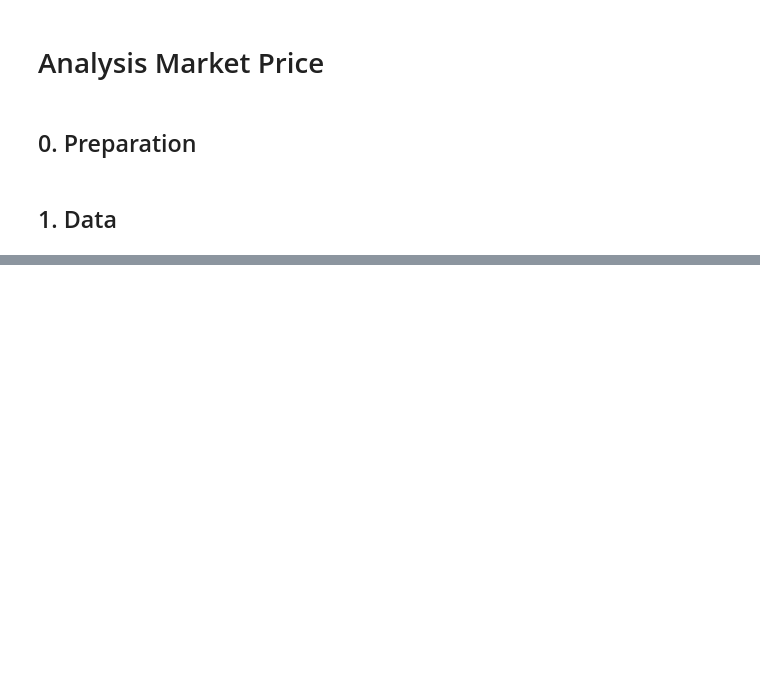
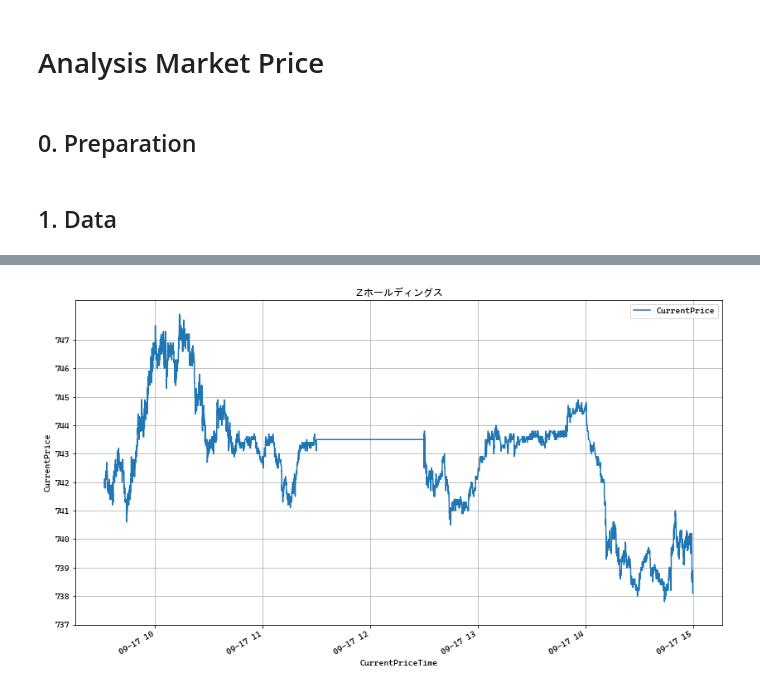
Before and after one commit to newini/auto-stock-transactor, a Jupyter notebook: books/analysis.ipynb, the cells around one changed output, grey strips where cells are left out. Saved outputs shown, nothing was run; the diff lists cells and outputs as text; code cells hidden in the pictures; blank space fills up the shorter version.

```diff
--- a/books/analysis.ipynb
+++ b/books/analysis.ipynb
@@ -20,0 +35,8 @@ data.shape:,  (4, 58)
+# %%
+data.plot(x='CurrentPriceTime', y='CurrentPrice')
+plt.yticks(np.arange(int(data.CurrentPrice.min()), int(data.CurrentPrice.max())+1, 1.0))
+plt.title(data.SymbolName[0], fontname="MS Gothic")
+plt.ylabel('CurrentPrice')
+plt.grid(True)
+# %% [output]
+[figure, added]
```
Also changed, not shown: parts of 2 cells of this notebook, 2 other files.
